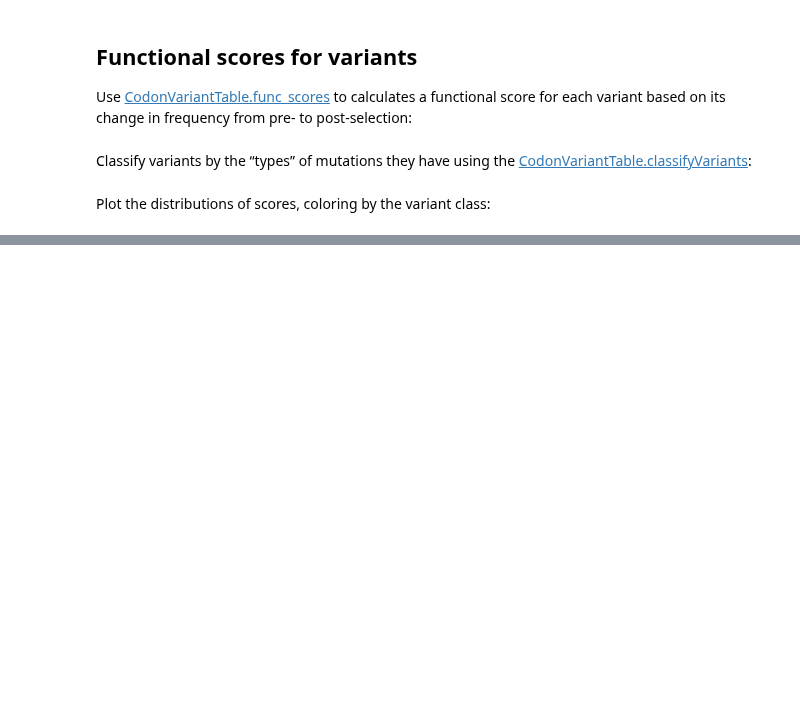
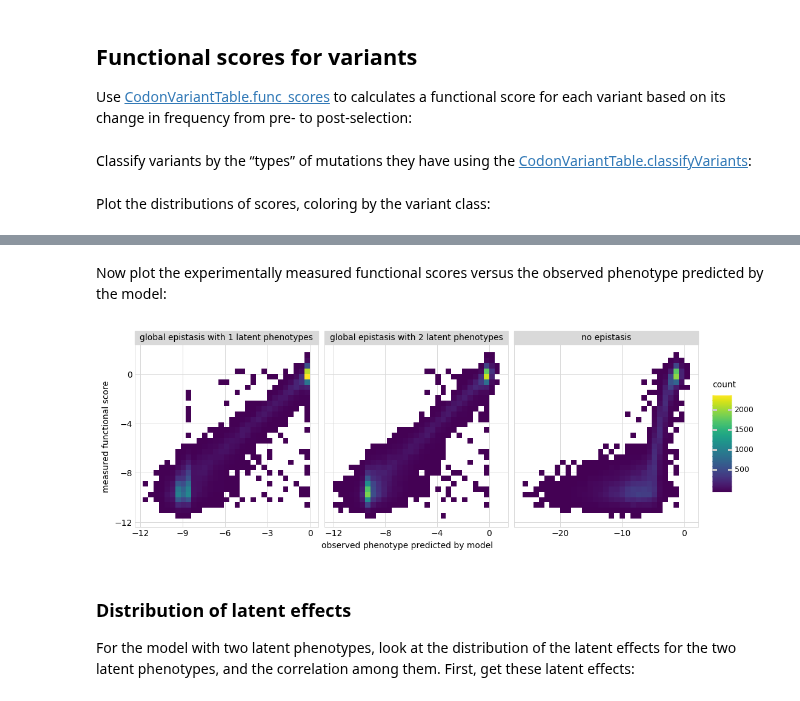
Before and after one commit to jbloomlab/dms_variants, a Jupyter notebook: notebooks/multi_latent_phenos.ipynb, the cells around one changed output, grey strips where cells are left out. Drawn from its saved outputs; the diff is of its cells as text; code cells hidden in the pictures; blank space fills up the shorter version.

```diff
--- a/notebooks/multi_latent_phenos.ipynb
+++ b/notebooks/multi_latent_phenos.ipynb
@@ -265,10 +264,0 @@ _ = p.draw()
-# %%
-# NBVAL_IGNORE_OUTPUT
-
-for library, scores in func_scores.groupby('library', observed=True):
-
-    bmap = dms_variants.binarymap.BinaryMap(scores)
-
-    fits = dms_variants.globalepistasis.fit_models(bmap, 'Gaussian')
-
-fits.round(1)
@@ -322,0 +276,11 @@ ggplot(m2.phenotypes_df, aes('latent_phenotype_1', 'latent_phenotype_2')) + geom
+# %%
+# make sure we're just fitting one library, if multiple you should fit one-by-one
+assert func_scores['library'].nunique() == 1
+
+# create BinaryMap of variants
+bmap = dms_variants.binarymap.BinaryMap(func_scores)
+
+# fit the models
+fits_df = dms_variants.globalepistasis.fit_models(binarymap=bmap,
+                                                  likelihood='Gaussian',
+                                                  max_latent_phenotypes=2)
@@ -322,0 +322,10 @@ ggplot(m2.phenotypes_df, aes('latent_phenotype_1', 'latent_phenotype_2')) + geom
+# %%
+# NBVAL_IGNORE_OUTPUT
+
+phenotypes_df = pd.concat(
+        [tup.model.phenotypes_df.assign(model=tup.description)
+         for tup in fits_df.itertuples()],
+        sort=False,
+        ignore_index=True)
+
+phenotypes_df.round(3)
@@ -322,0 +346,17 @@ ggplot(m2.phenotypes_df, aes('latent_phenotype_1', 'latent_phenotype_2')) + geom
+# %% [markdown]
+Now plot the experimentally measured functional scores versus the observed phenotype predicted by the model:
+# %%
+p = (ggplot(phenotypes_df, aes('observed_phenotype', 'func_score')) +
+     geom_bin2d() +
+     facet_wrap('~ model', nrow=1, scales='free_x') +
+     theme(figure_size=(4 * phenotypes_df['model'].nunique(), 4)) +
+     xlab('observed phenotype predicted by model') +
+     ylab('measured functional score')
+     )
+_ = p.draw()
+# %% [output]
+[figure, added]
+# %% [markdown]
+### Distribution of latent effects
+For the model with two latent phenotypes, look at the distribution of the latent effects for the two latent phenotypes, and the correlation among them.
+First, get these latent effects:
```
Also changed, not shown: parts of 44 cells of this notebook.
